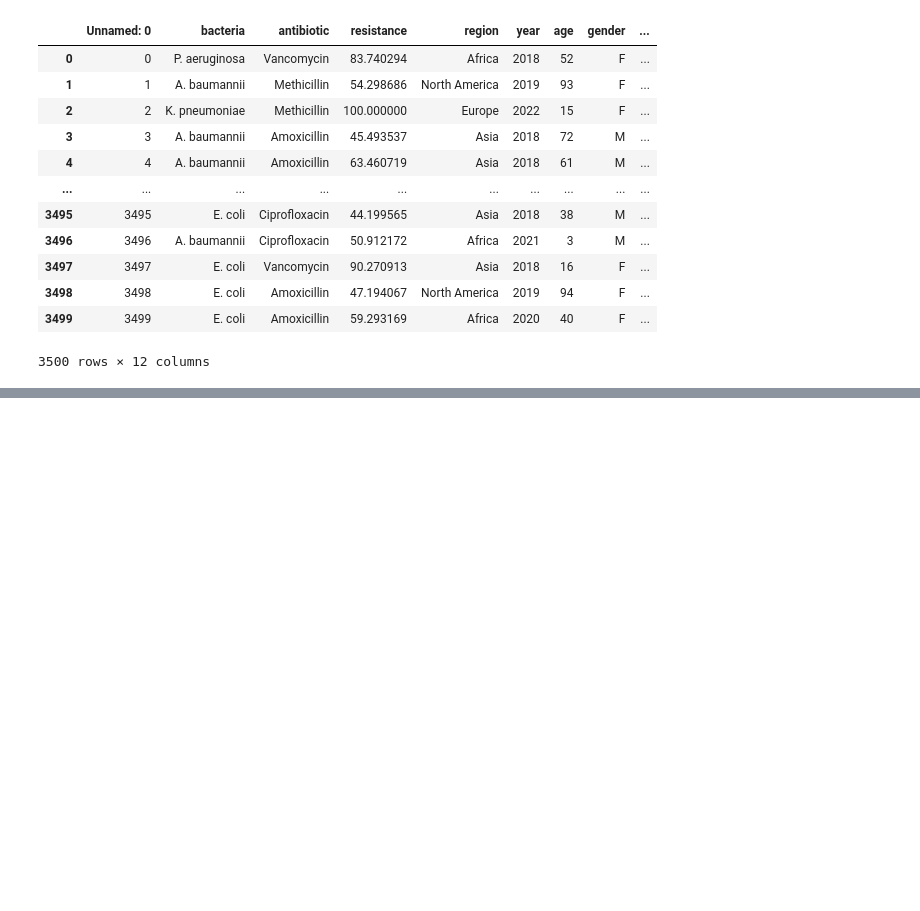
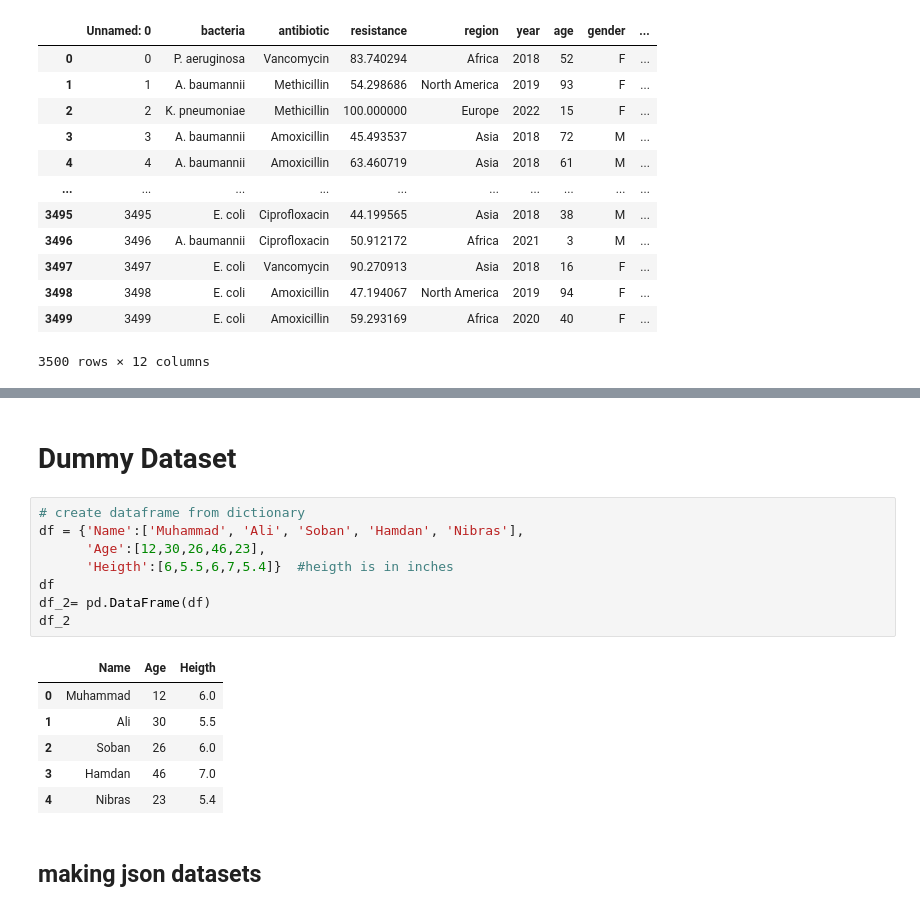
Before and after one commit to Muhammad-Hamdan92/Python_for_data_science, a Jupyter notebook: 06_pandas/06.1_importing_data.ipynb, the cells around one changed output, grey strips where cells are left out. Drawn from its saved outputs; the diff is of its cells as text; blank space fills up the shorter version.

```diff
--- a/06_pandas/06.1_importing_data.ipynb
+++ b/06_pandas/06.1_importing_data.ipynb
@@ -63,0 +73,19 @@ df_csv
+# %% [markdown]
+# Dummy Dataset
+# %%
+# create dataframe from dictionary
+df = {'Name':['Muhammad', 'Ali', 'Soban', 'Hamdan', 'Nibras'],
+      'Age':[12,30,26,46,23],
+      'Heigth':[6,5.5,6,7,5.4]}  #heigth is in inches
+df
+df_2= pd.DataFrame(df)
+df_2
+# %% [output]
+|  | Name | Age | Heigth |
+| 0 | Muhammad | 12 | 6.0 |
+| 1 | Ali | 30 | 5.5 |
+| 2 | Soban | 26 | 6.0 |
+| 3 | Hamdan | 46 | 7.0 |
+| 4 | Nibras | 23 | 5.4 |
+# %% [markdown]
+## making json datasets
```
Also changed, not shown: parts of 23 cells of this notebook, 12 other files.
